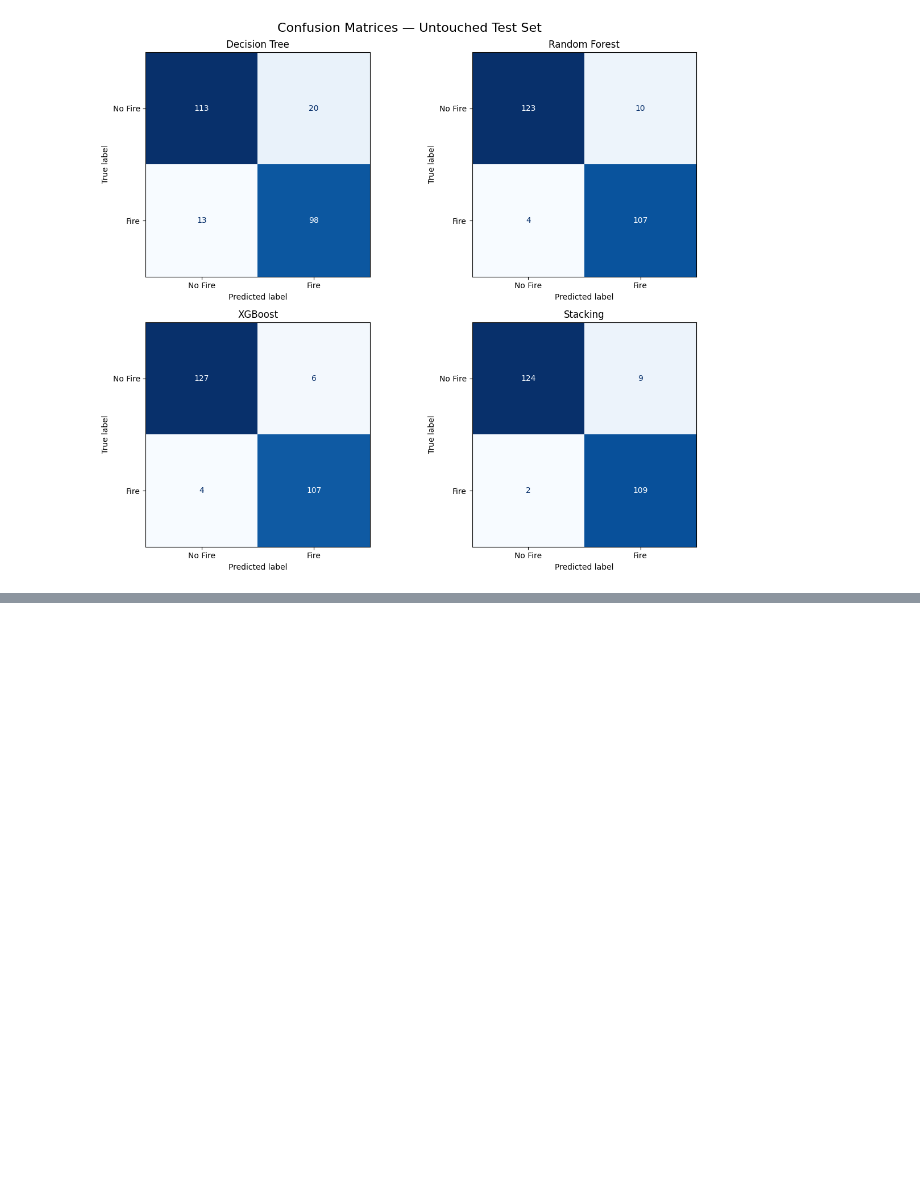
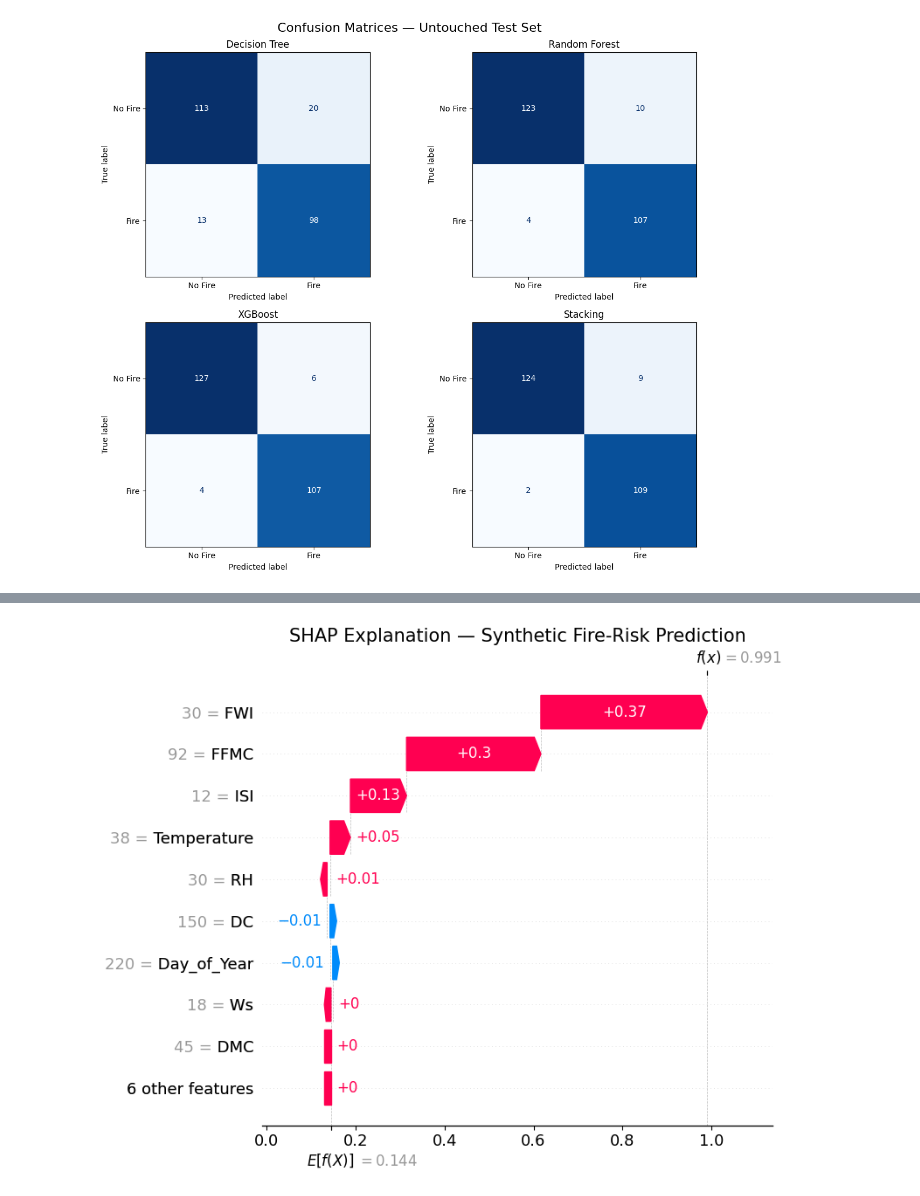
Before and after one commit to an2sh4a/ML-Lab-2547262, a Jupyter notebook: cia-3/2547262 ForestFire.ipynb, the cells around one changed output, grey strips where cells are left out. Drawn from its saved outputs; the diff is of its cells as text; code cells hidden in the pictures; blank space fills up the shorter version.

```diff
--- a/cia-3/2547262 ForestFire.ipynb
+++ b/cia-3/2547262 ForestFire.ipynb
@@ -3916,0 +4385,27 @@ plt.show()
+# %%
+# ============================================================
+# CELL 111: SHAP EXPLANATION FOR SYNTHETIC PREDICTION
+# ============================================================
+# Explain why the final XGBoost model produced the prediction
+# for the synthetic environmental record.
+# ============================================================
+
+synthetic_shap = explainer(
+    synthetic_record
+)
+
+shap.plots.waterfall(
+    synthetic_shap[0],
+    max_display=10,
+    show=False
+)
+
+plt.title(
+    "SHAP Explanation — Synthetic Fire-Risk Prediction",
+    fontsize=15
+)
+
+plt.tight_layout()
+plt.show()
+# %% [output]
+[figure, added]
```
Also changed, not shown: parts of 19 cells of this notebook, 2 other files.
